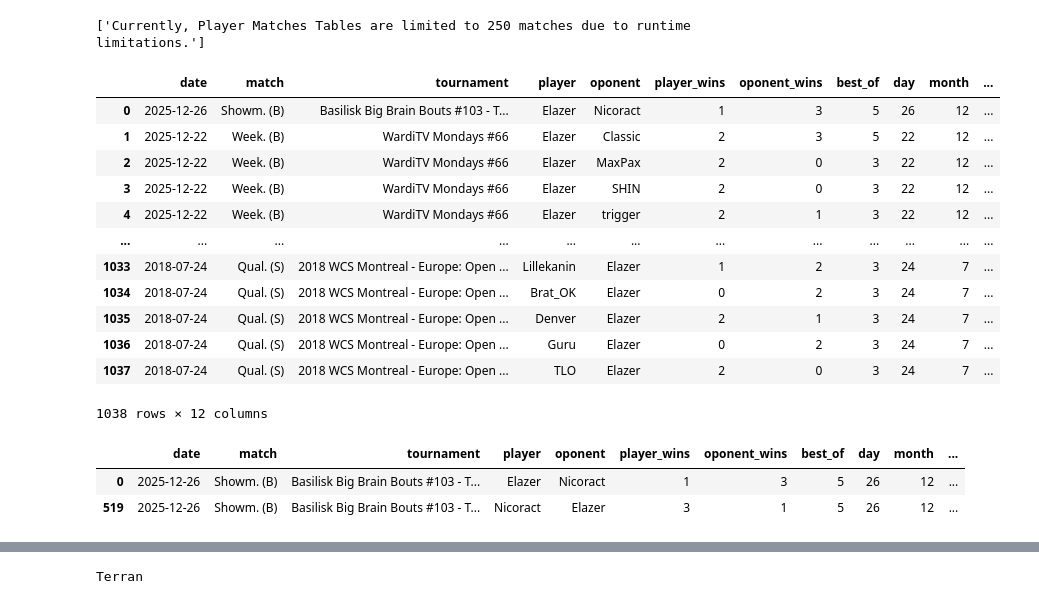
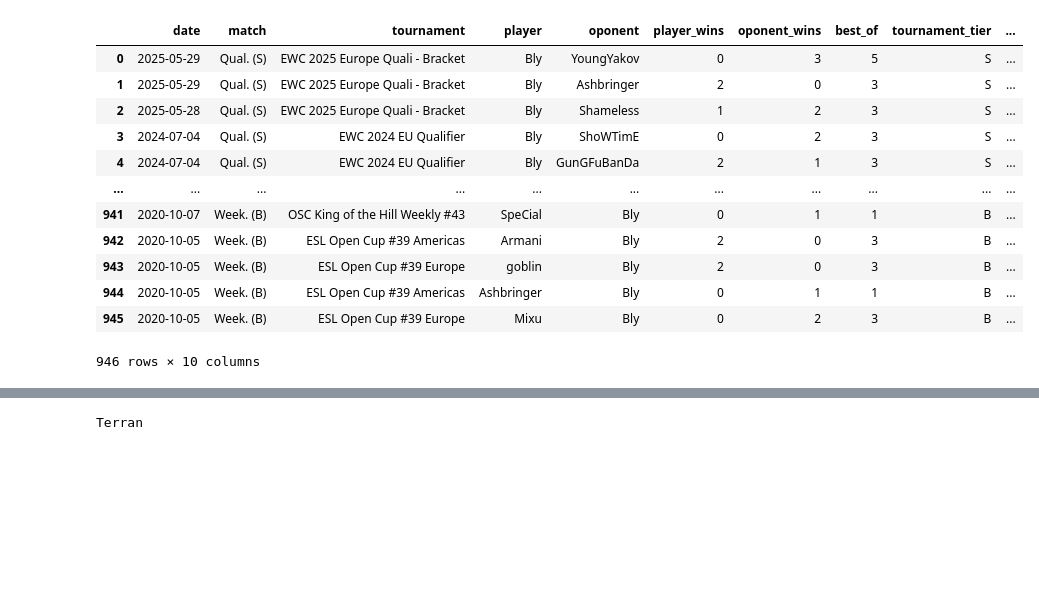
Before and after one commit to InnerShadow/Sc2, a Jupyter notebook: notebooks/0_grub_dataset.ipynb, the cells around one changed output, grey strips where cells are left out. Saved outputs shown, nothing was run; the diff lists cells and outputs as text; code cells hidden in the pictures; blank space fills up the shorter version.

```diff
--- a/notebooks/0_grub_dataset.ipynb
+++ b/notebooks/0_grub_dataset.ipynb
@@ -23,7 +0,0 @@ ggpyscraper.player.Player(game = 'starcraft2', name = 'Elazer', user = '1221').g
-# %%
-import pandas as pd
-
-url = "https://liquipedia.net/starcraft2/Serral/Matches"
-
-tables = pd.read_html(url)
-tables[1]
@@ -44,4 +0,0 @@ tables[1]
-# %%
-tables[0].iloc[0].tolist()
-# %% [output]
-['Currently, Player Matches Tables are limited to 250 matches due to runtime limitations.']
@@ -51,16 +107,22 @@ from bs4 import BeautifulSoup
 import pandas as pd
 from urllib.parse import urljoin
 import time
+from datetime import timedelta
+from dateutil.relativedelta import relativedelta
+from tqdm import tqdm
+
+import warnings
+warnings.filterwarnings("ignore")
 
 BASE_URL = "https://liquipedia.net"
-PLAYER_NAME = "Elazer"
 GAME = "starcraft2"
 HEADERS = {"User-Agent": "Mozilla/5.0"}
 
 replace_wins_dict = {
     'W' : 1,
     'L' : 0,
-    '' : 0
+    '' : 0,
+    'FF' : 0
 }
 
 def get_tables_from_url(url):
@@ -114,7 +176,7 @@ def get_matcher_per_player(player_name):
     season_links = set()
     for a in links:
         href = a.get("href")
-        if href and "Matches" in href and href != f"/{GAME}/{PLAYER_NAME}/Matches":
+        if href and "Matches" in href and href != f"/{GAME}/{player_name}/Matches":
             full_url = urljoin(BASE_URL, href)
             season_links.add(full_url)
         # end if
@@ -132,63 +194,58 @@ def get_matcher_per_player(player_name):
     df = pd.DataFrame(all_matches)
     df.columns = ('date', 'match', 'skip1', 'tournament', 'player', 'score', 'oponent', 'skip2')
     df = df.drop(columns = ['skip1', 'skip2'])
-    df = df[df['player'] == PLAYER_NAME].reset_index(drop = True)
+
+    df = df[df['player'] == player_name].reset_index(drop = True)
+
+    df['date'] = parse_liquipedia_datetime(df['date'])
+    df['date'] = df['date'].fillna(pd.to_datetime('2100-01-01', format = '%Y-%m-%d'))
 
     df['player_wins'] = df['score'].apply(lambda x : x.split(':')[0].strip())
     df['oponent_wins'] = df['score'].apply(lambda x : x.split(':')[-1].strip())
     df[['player_wins', 'oponent_wins']] = df[['player_wins', 'oponent_wins']].replace(replace_wins_dict)
     df[['player_wins', 'oponent_wins']] = df[['player_wins', 'oponent_wins']].astype(int)
     df['best_of'] = (
         df[['player_wins', 'oponent_wins']].max(axis = 1)
             .pipe(lambda s: s + 1 + (s % 2))
     )
+    df.loc[(df['player_wins'] + df['oponent_wins']) == 1, 'best_of'] = 1
 
-    df['date'] = parse_liquipedia_datetime(df['date'])
-    df['day'] = df['date'].apply(lambda x : x.day)
-    df['month'] = df['date'].apply(lambda x : x.month)
-    df['year'] = df['date'].apply(lambda x : x.year)
+    df = df[df['date'] >= pd.to_datetime('2020-01-01', format = '%Y-%m-%d')]
 
     df['tournament_tier'] = extract_tier(df['match'])
 
     df = df.drop(columns = ('score'))
-
-    # need Match_history here
 
     series_list = []
     for row in df.iterrows():
         row_tmp = row[1].copy()
         row_tmp['player'], row_tmp['oponent'] = row_tmp['oponent'], row_tmp['player']
         row_tmp['player_wins'], row_tmp['oponent_wins'] = row_tmp['oponent_wins'], row_tmp['player_wins']
+
         series_list.append(row_tmp)
     # end for
 
     df_tmp = pd.DataFrame(series_list)
     df = pd.concat([df, df_tmp]).reset_index(drop = True)
 
+    df["target"] = (df["player_wins"] > df["oponent_wins"]).astype(int)
+
     return df
 # end def
 
-df = get_matcher_per_player('Elazer')
+df = get_matcher_per_player('Bly')
 df
 # %% [output]
-|  | date | match | tournament | player | oponent | player_wins | oponent_wins | best_of | day | month | ... |
-| 0 | 2025-12-26 | Showm. (B) | Basilisk Big Brain Bouts #103 - T... | Elazer | Nicoract | 1 | 3 | 5 | 26 | 12 | ... |
-| 1 | 2025-12-22 | Week. (B) | WardiTV Mondays #66 | Elazer | Classic | 2 | 3 | 5 | 22 | 12 | ... |
-| 2 | 2025-12-22 | Week. (B) | WardiTV Mondays #66 | Elazer | MaxPax | 2 | 0 | 3 | 22 | 12 | ... |
-| 3 | 2025-12-22 | Week. (B) | WardiTV Mondays #66 | Elazer | SHIN | 2 | 0 | 3 | 22 | 12 | ... |
-| 4 | 2025-12-22 | Week. (B) | WardiTV Mondays #66 | Elazer | trigger | 2 | 1 | 3 | 22 | 12 | ... |
-| ... | ... | ... | ... | ... | ... | ... | ... | ... | ... | ... | ... |
-| 1033 | 2018-07-24 | Qual. (S) | 2018 WCS Montreal - Europe: Open ... | Lillekanin | Elazer | 1 | 2 | 3 | 24 | 7 | ... |
-| 1034 | 2018-07-24 | Qual. (S) | 2018 WCS Montreal - Europe: Open ... | Brat_OK | Elazer | 0 | 2 | 3 | 24 | 7 | ... |
-| 1035 | 2018-07-24 | Qual. (S) | 2018 WCS Montreal - Europe: Open ... | Denver | Elazer | 2 | 1 | 3 | 24 | 7 | ... |
-| 1036 | 2018-07-24 | Qual. (S) | 2018 WCS Montreal - Europe: Open ... | Guru | Elazer | 0 | 2 | 3 | 24 | 7 | ... |
-| 1037 | 2018-07-24 | Qual. (S) | 2018 WCS Montreal - Europe: Open ... | TLO | Elazer | 2 | 0 | 3 | 24 | 7 | ... |
+|  | date | match | tournament | player | oponent | player_wins | oponent_wins | best_of | tournament_tier | ... |
+| 0 | 2025-05-29 | Qual. (S) | EWC 2025 Europe Quali - Bracket | Bly | YoungYakov | 0 | 3 | 5 | S | ... |
+| 1 | 2025-05-29 | Qual. (S) | EWC 2025 Europe Quali - Bracket | Bly | Ashbringer | 2 | 0 | 3 | S | ... |
+| 2 | 2025-05-28 | Qual. (S) | EWC 2025 Europe Quali - Bracket | Bly | Shameless | 1 | 2 | 3 | S | ... |
+| 3 | 2024-07-04 | Qual. (S) | EWC 2024 EU Qualifier | Bly | ShoWTimE | 0 | 2 | 3 | S | ... |
+| 4 | 2024-07-04 | Qual. (S) | EWC 2024 EU Qualifier | Bly | GunGFuBanDa | 2 | 1 | 3 | S | ... |
+| ... | ... | ... | ... | ... | ... | ... | ... | ... | ... | ... |
+| 941 | 2020-10-07 | Week. (B) | OSC King of the Hill Weekly #43 | SpeCial | Bly | 0 | 1 | 1 | B | ... |
+| 942 | 2020-10-05 | Week. (B) | ESL Open Cup #39 Americas | Armani | Bly | 2 | 0 | 3 | B | ... |
+| 943 | 2020-10-05 | Week. (B) | ESL Open Cup #39 Europe | goblin | Bly | 2 | 0 | 3 | B | ... |
+| 944 | 2020-10-05 | Week. (B) | ESL Open Cup #39 Americas | Ashbringer | Bly | 0 | 1 | 1 | B | ... |
+| 945 | 2020-10-05 | Week. (B) | ESL Open Cup #39 Europe | Mixu | Bly | 0 | 2 | 3 | B | ... |
-1038 rows × 12 columns
+946 rows × 10 columns
-# %%
-q = '''
-https://liquipedia.net/starcraft2/Special:RunQuery/Match_history?title=Special%3ARunQuery%2FMatch_history&Head_to_head_query=player%3DElazer%26opponent%3DClassic_%2528Kim_Doh_Woo%2529%26opponentcountry%3D%26game%3DLegacy%2Bof%2Bthe%2BVoid%26ltier%3D%26sdate%255Bday%255D%3D21%26sdate%255Bmonth%255D%3D12%26sdate%255Byear%255D%3D2021%26edate%255Bday%255D%3D21%26edate%255Bmonth%255D%3D12%26edate%255Byear%255D%3D2025%26walkover%3D%26matchups%3D%26maps%3D&pfRunQueryFormName=Match+history&wpRunQuery=&pf_free_text=&Head+to+head+query%5Bplayer%5D=Elazer&Head+to+head+query%5Bopponent%5D=Classic_%28Kim_Doh_Woo%29&Head+to+head+query%5Bopponentcountry%5D=&Head+to+head+query%5Bgame%5D=Legacy+of+the+Void&Head+to+head+query%5Bltier%5D=&Head+to+head+query%5Bsdate%5D%5Bday%5D=21&Head+to+head+query%5Bsdate%5D%5Bmonth%5D=12&Head+to+head+query%5Bsdate%5D%5Byear%5D=2023&Head+to+head+query%5Bedate%5D%5Bday%5D=21&Head+to+head+query%5Bedate%5D%5Bmonth%5D=12&Head+to+head+query%5Bedate%5D%5Byear%5D=2025&Head+to+head+query%5Bwalkover%5D=&Head+to+head+query%5Bmatchups%5D=&Head+to+head+query%5Bmaps%5D=&wpRunQuery=&pf_free_text=
-'''
-# %% [output]
-|  | date | match | tournament | player | oponent | player_wins | oponent_wins | best_of | day | month | ... |
-| 0 | 2025-12-26 | Showm. (B) | Basilisk Big Brain Bouts #103 - T... | Elazer | Nicoract | 1 | 3 | 5 | 26 | 12 | ... |
-| 519 | 2025-12-26 | Showm. (B) | Basilisk Big Brain Bouts #103 - T... | Nicoract | Elazer | 3 | 1 | 5 | 26 | 12 | ... |
```
Also changed, not shown: parts of 7 cells of this notebook, 8 other files.
